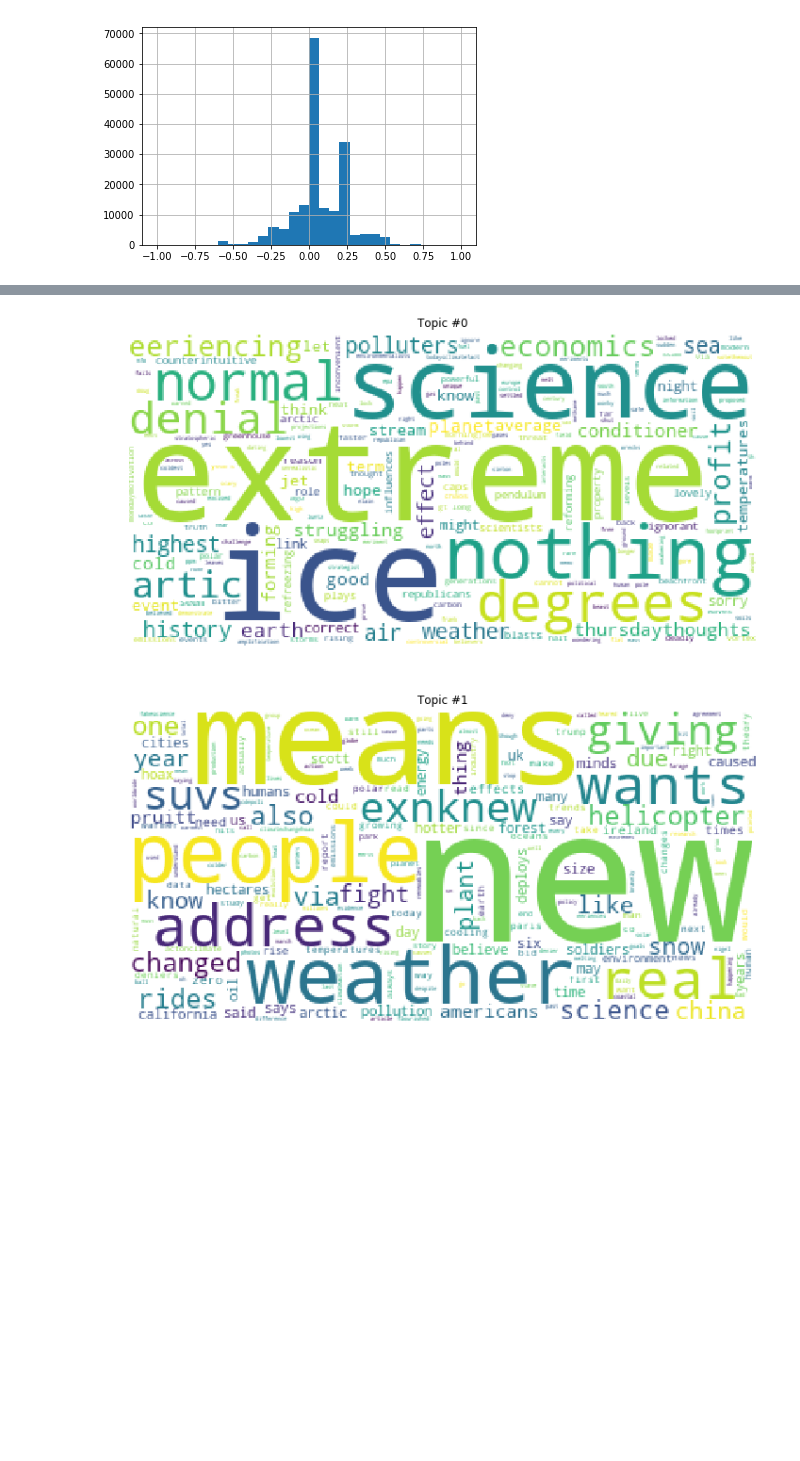
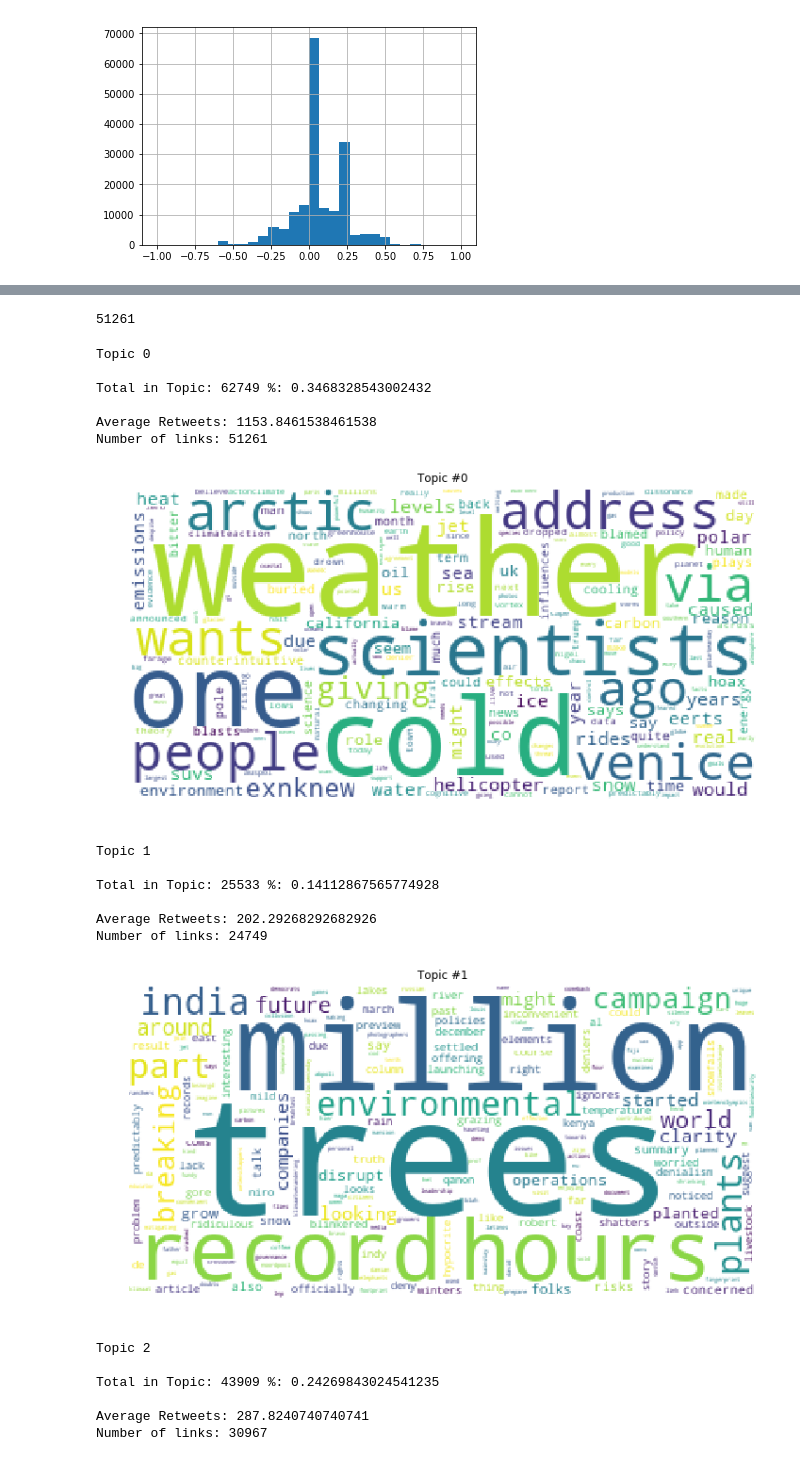
Before and after one commit to emilyageller/Geller_Metis, a Jupyter notebook: Project 4/Project4_CV_LDA.ipynb, the cells around one changed output, grey strips where cells are left out. Saved outputs shown, nothing was run; the diff lists cells and outputs as text; code cells hidden in the pictures; blank space fills up the shorter version.

Commit message:
clustering on topics. map data processing

```diff
--- a/Project 4/Project4_CV_LDA.ipynb
+++ b/Project 4/Project4_CV_LDA.ipynb
@@ -179,7 +82,0 @@ http://pandas.pydata.org/pandas-docs/stable/indexing.html#ix-indexer-is-deprecat
-# %%
-for t in range(samplelda.num_topics):
-    plt.figure(figsize = (12,16))
-    plt.imshow(WordCloud().fit_words(dict(samplelda.show_topic(t,200))))
-    plt.axis('off')
-    plt.title('Topic #' + str(t))
-    plt.show();
@@ -203,7 +82,0 @@ pyLDAvis.display(full_vis_data)
-# %%
-for t in range(full_lda.num_topics):
-    plt.figure(figsize = (12,16))
-    plt.imshow(WordCloud().fit_words(dict(full_lda.show_topic(t,200))))
-    plt.axis('off')
-    plt.title('Topic #' + str(t))
-    plt.show();
@@ -212,5 +83,12 @@ for t in range(full_lda.num_topics):
 # %% [markdown]
 Add column with topic for document
+# %%
+def nltk_stopwords():
+    stopwords = nltk.corpus.stopwords.words('english')
+    newStopWords = ['change','global', 'warming', 'climate', 'climatechange', 'globalwarming', 'climate change', 'global warming', 'new', 'means']
+    stopwords.extend(newStopWords)
+
+    return stopwords
 # %%
 def print_top_words(model, feature_names, n_top_words = 20):
    #"""Print top words in each topic."""
@@ -613,10 +506,42 @@ plt.show()
+# %%
+fullDF[fullDF.topic_LDA == 0].contains_url.sum()
+# %% [output]
+51261
 # %%
+count_total = fullDF['Polarity'].count()
+
 for t in range(4):
+
+    count_topic = fullDF[(fullDF.topic_LDA == t)]['Polarity'].count()
+    print('Topic', t)
+    print('')
+    print('Total in Topic:', count_topic, '%:', count_topic/count_total)
+    print('')
+    print('Average Retweets:', np.mean(fullDF[fullDF.topic_LDA == t].retweet_count.unique()))
+    print('Number of links:', fullDF[fullDF.topic_LDA == t].contains_url.sum())
     plt.figure(figsize = (12,16))
-    plt.imshow(WordCloud(background_color='white').fit_words(dict(get_word_freq(t, all_lda, 200, vocab))))
+    plt.imshow(WordCloud(background_color='white', stopwords = nltk_stopwords()).fit_words(dict(get_word_freq(t, all_lda, 200, vocab))))
     plt.axis('off')
     plt.title('Topic #' + str(t))
     plt.show();
 # %% [output]
+Topic 0
+
+Total in Topic: 62749 %: 0.3468328543002432
+
+Average Retweets: 1153.8461538461538
+Number of links: 51261
-[figure, old version]
+[figure, new version]
+Topic 1
+
+Total in Topic: 25533 %: 0.14112867565774928
+
+Average Retweets: 202.29268292682926
+Number of links: 24749
-[figure, old version]
+[figure, new version]
+Topic 2
+
+Total in Topic: 43909 %: 0.24269843024541235
+
+Average Retweets: 287.8240740740741
+Number of links: 30967
```
Also changed, not shown: parts of 71 cells of this notebook, 4 other files.
